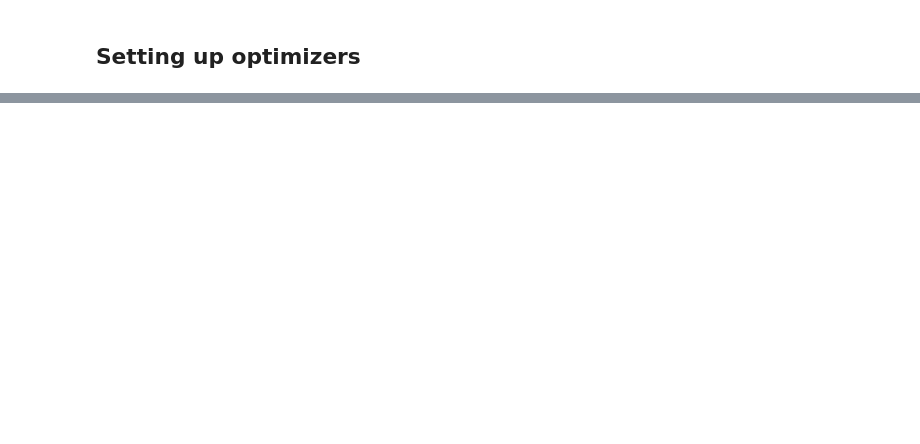
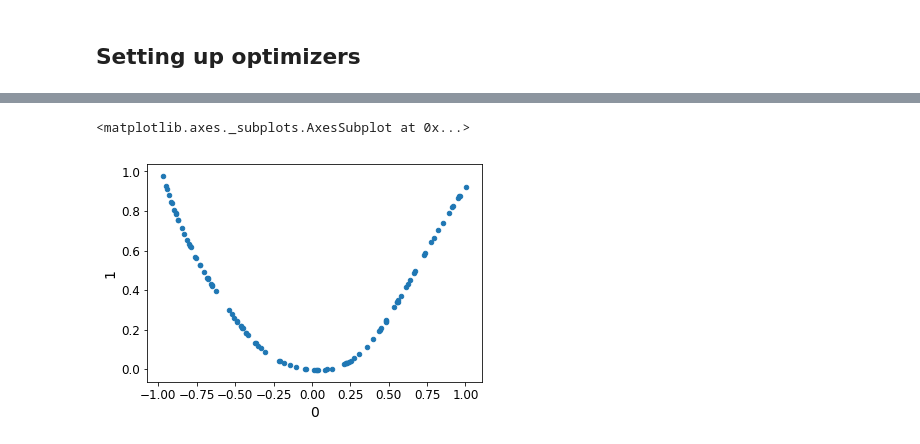
Before and after one commit to ahsanMah/roboGAN, a Jupyter notebook: roboGAN.ipynb, the cells around one changed output, grey strips where cells are left out. Cells and saved outputs as stored; diff of their text form; code cells hidden in the pictures; blank space fills up the shorter version.

```diff
--- a/roboGAN.ipynb
+++ b/roboGAN.ipynb
@@ -141,0 +193,7 @@ for epoch in range(30):
+# %%
+b=sess.run([fake_X], feed_dict={Y:X2[:100]})
+temp2=pd.DataFrame(b[0])
+temp2.plot.scatter(x=0, y=1)
+# %% [output]
+<matplotlib.axes._subplots.AxesSubplot at 0x...>
+[figure, added]
```
Also changed, not shown: parts of 6 cells of this notebook.
